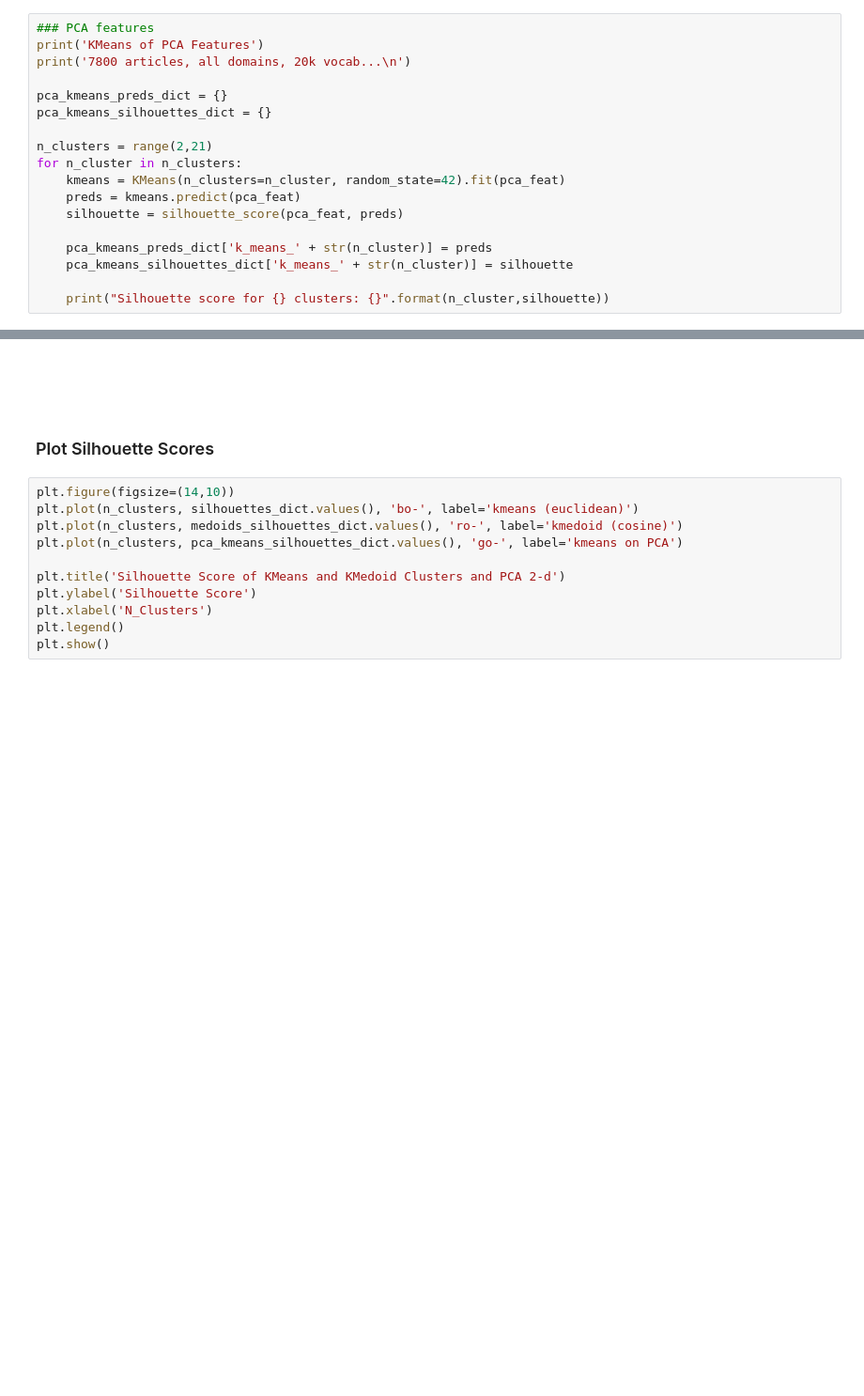
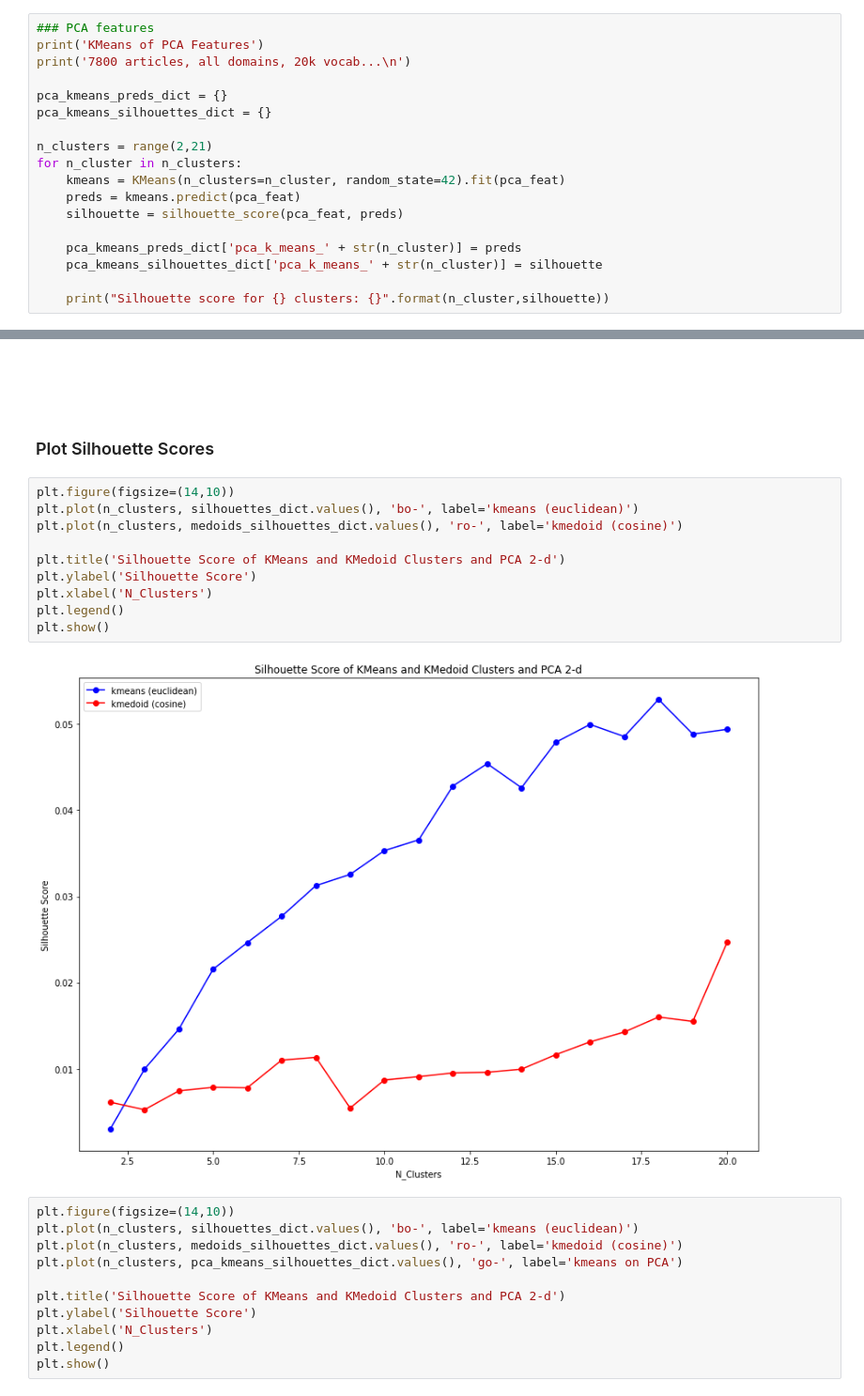
Before and after one commit to rskuzma/anti_vax_embeddings, a Jupyter notebook: src/JAN2021/2_clustering_silhouette_ARI_AMI.ipynb, the cells around one changed output, grey strips where cells are left out. Shown at 94% size. Cells and saved outputs as stored; diff of their text form; blank space fills up the shorter version.

Commit message:
added kmeans of pca features

```diff
--- a/src/JAN2021/2_clustering_silhouette_ARI_AMI.ipynb
+++ b/src/JAN2021/2_clustering_silhouette_ARI_AMI.ipynb
@@ -255,8 +255,8 @@ for n_cluster in n_clusters:
     preds = kmeans.predict(pca_feat)
     silhouette = silhouette_score(pca_feat, preds)
 
-    pca_kmeans_preds_dict['k_means_' + str(n_cluster)] = preds
-    pca_kmeans_silhouettes_dict['k_means_' + str(n_cluster)] = silhouette
+    pca_kmeans_preds_dict['pca_k_means_' + str(n_cluster)] = preds
+    pca_kmeans_silhouettes_dict['pca_k_means_' + str(n_cluster)] = silhouette
 
     print("Silhouette score for {} clusters: {}".format(n_cluster,silhouette))
 # %% [output]
@@ -343,6 +343,18 @@ with open(save_path + pca_kmeans_silhouettes_dict_save_name, 'rb') as f:
 # %% [markdown]
 <br><br><br>
 ### Plot Silhouette Scores
+# %%
+plt.figure(figsize=(14,10))
+plt.plot(n_clusters, silhouettes_dict.values(), 'bo-', label='kmeans (euclidean)')
+plt.plot(n_clusters, medoids_silhouettes_dict.values(), 'ro-', label='kmedoid (cosine)')
+
+plt.title('Silhouette Score of KMeans and KMedoid Clusters and PCA 2-d')
+plt.ylabel('Silhouette Score')
+plt.xlabel('N_Clusters')
+plt.legend()
+plt.show()
+# %% [output]
+[figure, added]
 # %%
 plt.figure(figsize=(14,10))
 plt.plot(n_clusters, silhouettes_dict.values(), 'bo-', label='kmeans (euclidean)')
```
Also changed, not shown: parts of 2 cells of this notebook.
